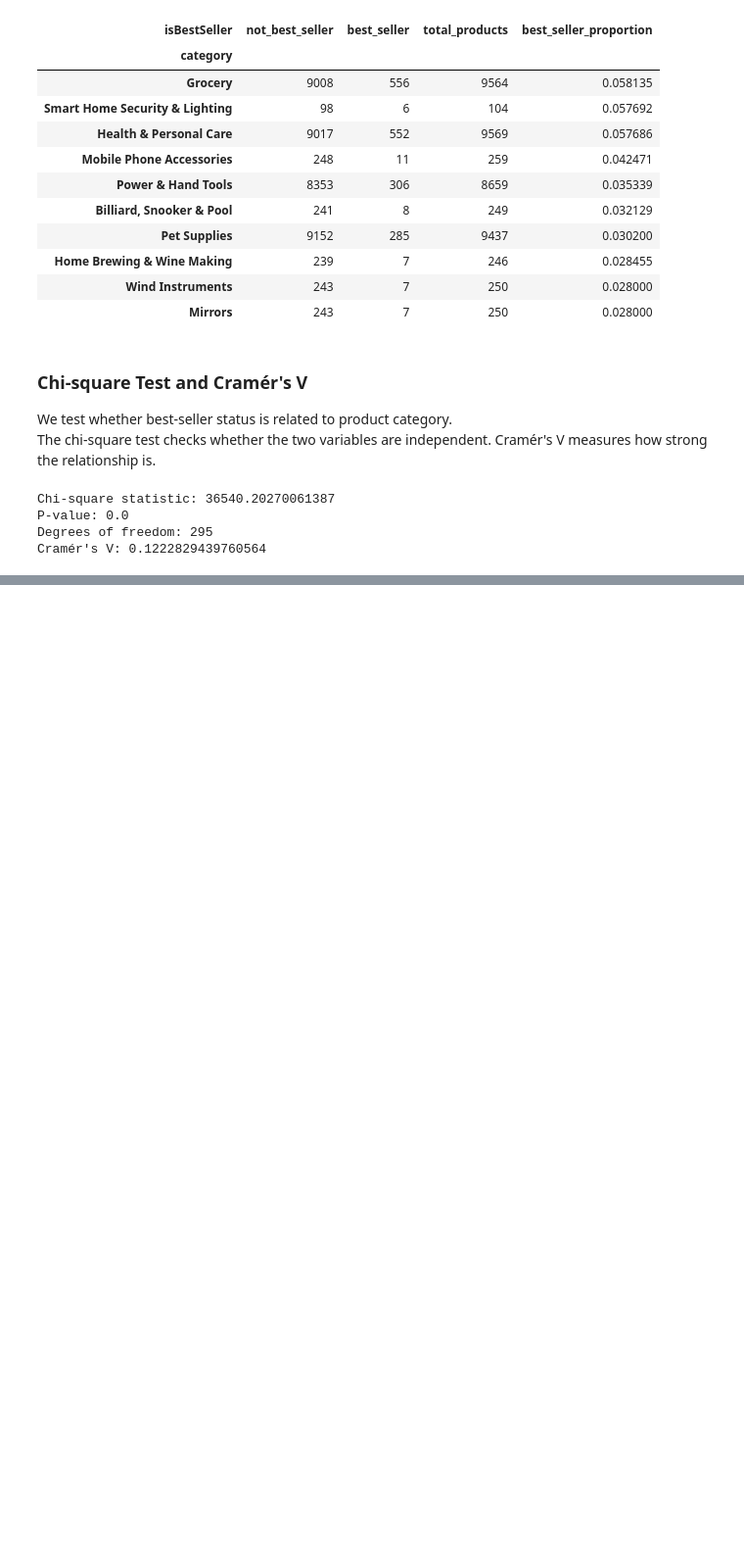
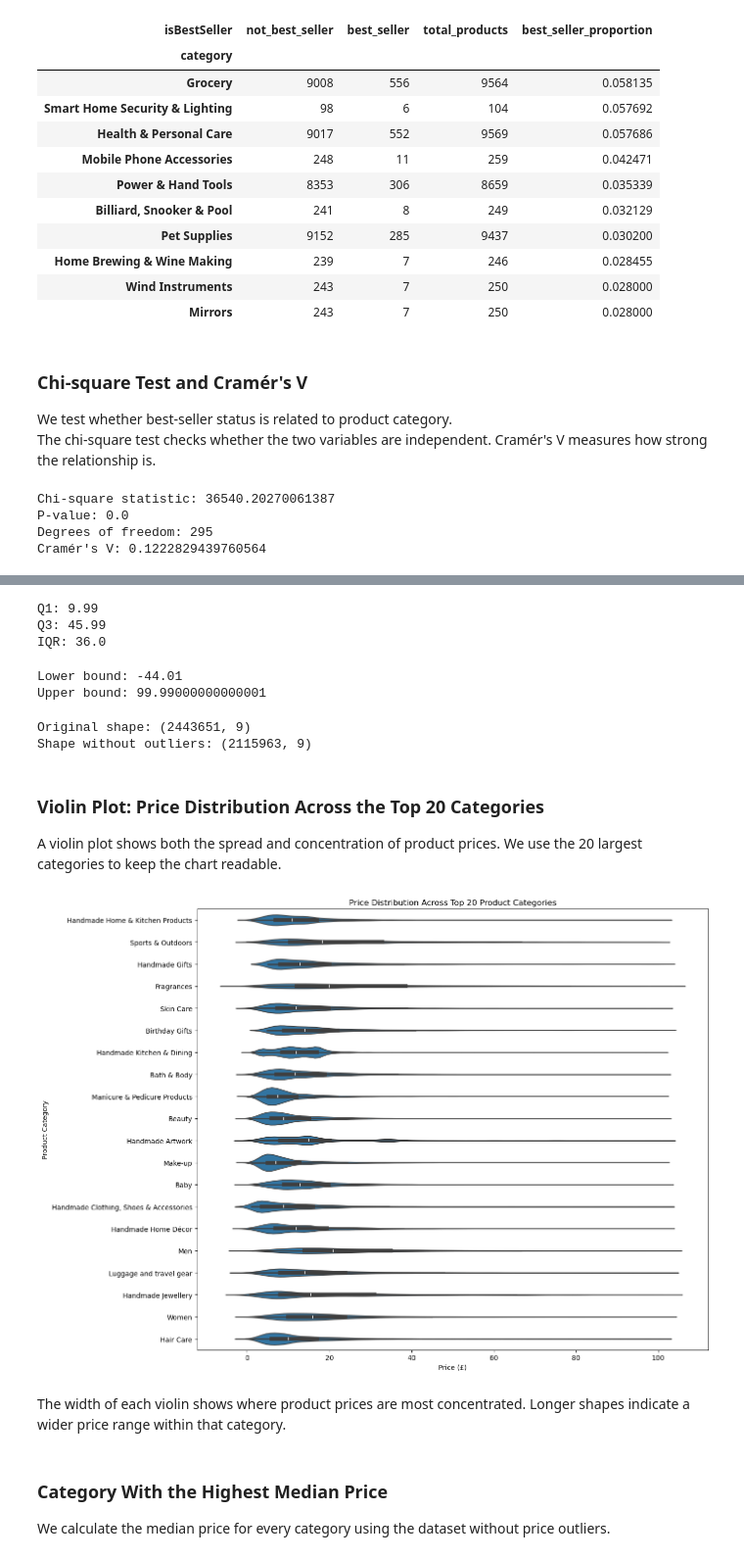
Before and after one commit to data-bootcamp-v4/lab-eda-bivariate, a Jupyter notebook: lab_eda_bivariate.ipynb, the cells around one changed output, grey strips where cells are left out. Shown at 98% size. Drawn from its saved outputs; the diff is of its cells as text; code cells hidden in the pictures; blank space fills up the shorter version.

```diff
--- a/lab_eda_bivariate.ipynb
+++ b/lab_eda_bivariate.ipynb
@@ -138,0 +233,79 @@ Cramér's V: 0.1222829439760564
+# %%
+# Calculate the first and third quartiles of product price
+Q1 = df["price"].quantile(0.25)
+Q3 = df["price"].quantile(0.75)
+
+# Calculate the interquartile range
+IQR = Q3 - Q1
+
+print("Q1:", Q1)
+print("Q3:", Q3)
+print("IQR:", IQR)
+# %% [output]
+Q1: 9.99
+Q3: 45.99
+IQR: 36.0
+# %%
+# Define the lower and upper limits for acceptable prices
+lower_bound = Q1 - 1.5 * IQR
+upper_bound = Q3 + 1.5 * IQR
+
+print("Lower bound:", lower_bound)
+print("Upper bound:", upper_bound)
+# %% [output]
+Lower bound: -44.01
+Upper bound: 99.99000000000001
+# %%
+# Create a new dataframe without price outliers
+df_no_outliers = df[
+    (df["price"] >= lower_bound)
+    & (df["price"] <= upper_bound)
+].copy()
+
+print("Original shape:", df.shape)
+print("Shape without outliers:", df_no_outliers.shape)
+# %% [output]
+Original shape: (2443651, 9)
+Shape without outliers: (2115963, 9)
+# %% [markdown]
+### Violin Plot: Price Distribution Across the Top 20 Categories
+
+A violin plot shows both the spread and concentration of product prices. We use the 20 largest categories to keep the chart readable.
+# %%
+import seaborn as sns
+
+# Identify the 20 categories with the most products
+top_20_price_categories = (
+    df_no_outliers["category"]
+    .value_counts()
+    .head(20)
+    .index
+)
+# %%
+# Filter the cleaned dataframe to the top 20 categories
+top_20_price_df = df_no_outliers[
+    df_no_outliers["category"].isin(top_20_price_categories)
+]
+# %%
+# Create the violin plot
+plt.figure(figsize=(14, 10))
+
+sns.violinplot(
+    data=top_20_price_df,
+    x="price",
+    y="category"
+)
+
+plt.title("Price Distribution Across Top 20 Product Categories")
+plt.xlabel("Price (£)")
+plt.ylabel("Product Category")
+plt.tight_layout()
+plt.show()
+# %% [output]
+[figure, added]
+# %% [markdown]
+The width of each violin shows where product prices are most concentrated. Longer shapes indicate a wider price range within that category.
+# %% [markdown]
+### Category With the Highest Median Price
+
+We calculate the median price for every category using the dataset without price outliers.
```
Also changed, not shown: parts of 22 cells of this notebook.
